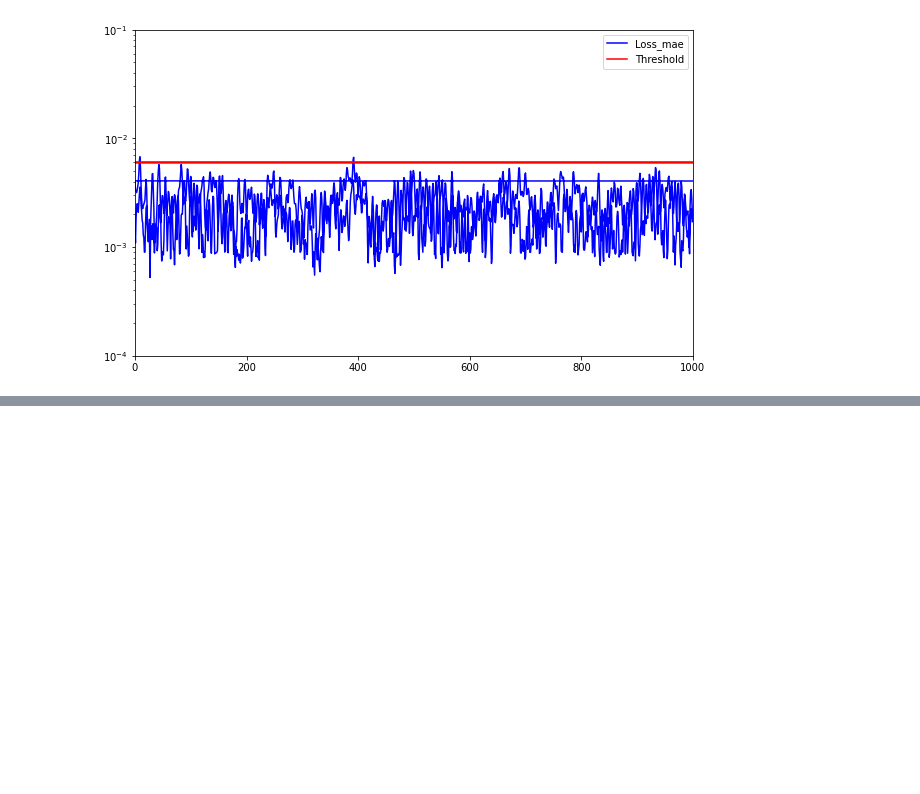
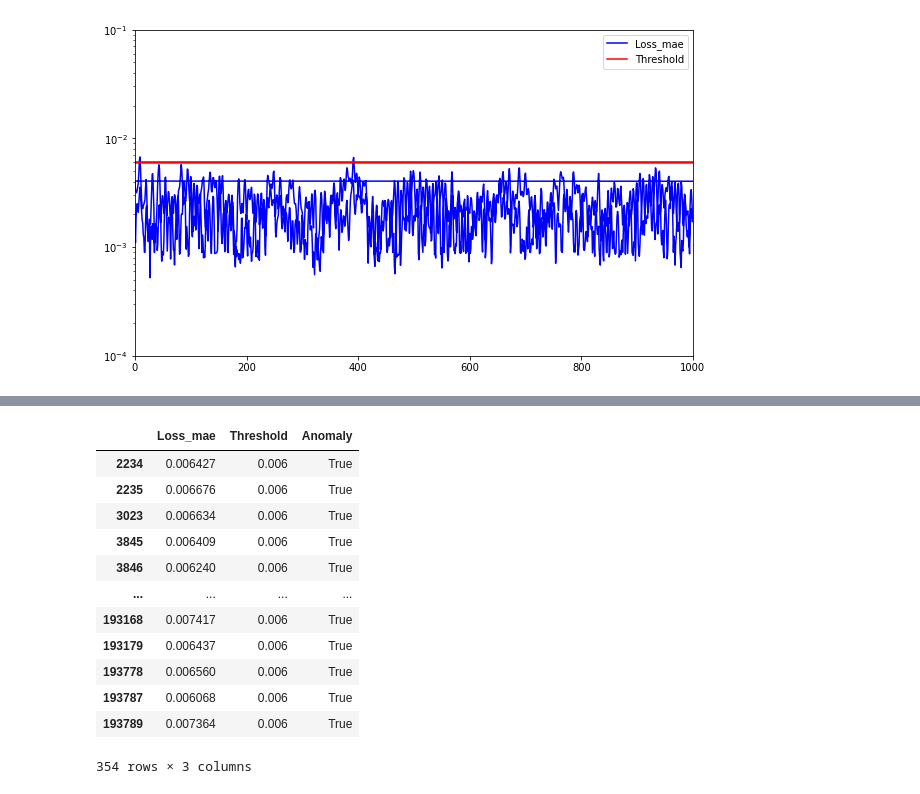
Before and after one commit to lestercardoz11/fault-detection-for-predictive-maintenance-in-industry-4.0, a Jupyter notebook: [2x2]/Autoencoder/Autoencoder (IR - 0.007).ipynb, the cells around one changed output, grey strips where cells are left out. Drawn from its saved outputs; the diff is of its cells as text; code cells hidden in the pictures; blank space fills up the shorter version.

```diff
--- a/[2x2]/Autoencoder/Autoencoder (IR - 0.007).ipynb
+++ b/[2x2]/Autoencoder/Autoencoder (IR - 0.007).ipynb
@@ -172,0 +189,16 @@ scored.plot(logy=True,  figsize = (10,6), xlim =[0,1000], ylim = [1e-4,1e-1], co
+# %%
+scored_train[scored_train['Anomaly'] == True]
+# %% [output]
+|  | Loss_mae | Threshold | Anomaly |
+| 2234 | 0.006427 | 0.006 | True |
+| 2235 | 0.006676 | 0.006 | True |
+| 3023 | 0.006634 | 0.006 | True |
+| 3845 | 0.006409 | 0.006 | True |
+| 3846 | 0.006240 | 0.006 | True |
+| ... | ... | ... | ... |
+| 193168 | 0.007417 | 0.006 | True |
+| 193179 | 0.006437 | 0.006 | True |
+| 193778 | 0.006560 | 0.006 | True |
+| 193787 | 0.006068 | 0.006 | True |
+| 193789 | 0.007364 | 0.006 | True |
+354 rows × 3 columns
```
Also changed, not shown: parts of 6 cells of this notebook, 3 other files.
